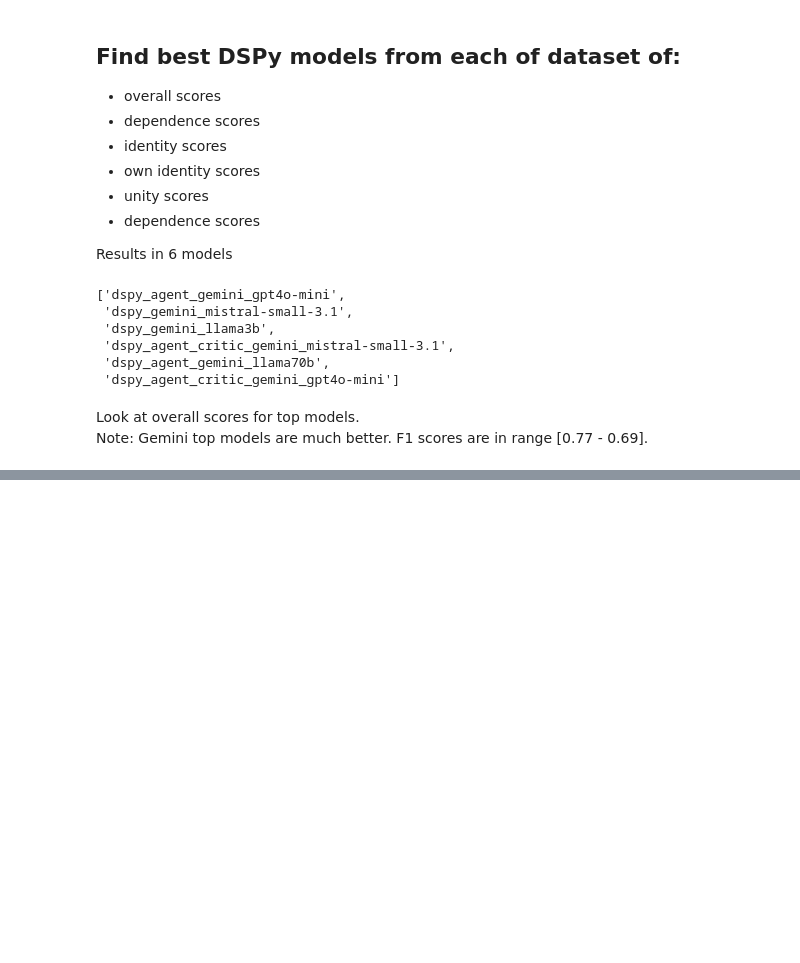
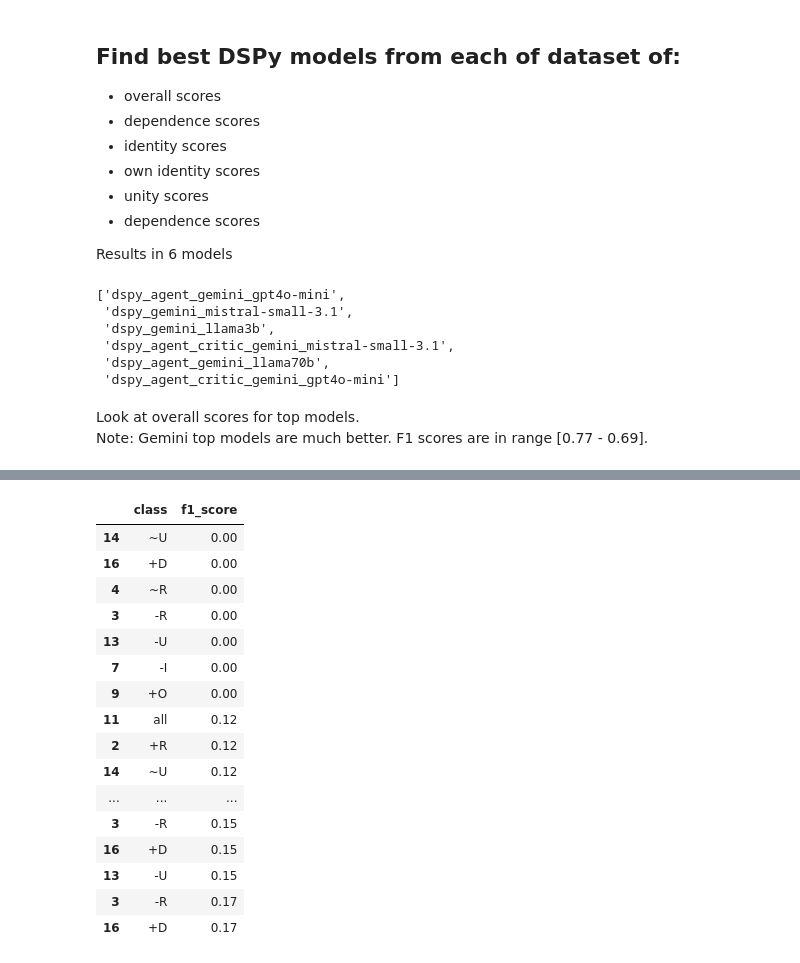
Before and after one commit to leechuck/llm-clean, a Jupyter notebook: notebooks/explore_classify_dspy_results.ipynb, the cells around one changed output, grey strips where cells are left out. Cells and saved outputs as stored; diff of their text form; code cells hidden in the pictures; blank space fills up the shorter version.

```diff
--- a/notebooks/explore_classify_dspy_results.ipynb
+++ b/notebooks/explore_classify_dspy_results.ipynb
@@ -492,0 +517,20 @@ overall_df[overall_df.agent_name.isin(top_models)]
+# %%
+classify_df[['class', 'f1_score']].sort_values(by='f1_score').drop_duplicates().head(20)
+# %% [output]
+|  | class | f1_score |
+| 14 | ~U | 0.00 |
+| 16 | +D | 0.00 |
+| 4 | ~R | 0.00 |
+| 3 | -R | 0.00 |
+| 13 | -U | 0.00 |
+| 7 | -I | 0.00 |
+| 9 | +O | 0.00 |
+| 11 | all | 0.12 |
+| 2 | +R | 0.12 |
+| 14 | ~U | 0.12 |
+| ... | ... | ... |
+| 3 | -R | 0.15 |
+| 16 | +D | 0.15 |
+| 13 | -U | 0.15 |
+| 3 | -R | 0.17 |
+| 16 | +D | 0.17 |
```
Also changed, not shown: parts of 3 cells of this notebook, 2 other files.
